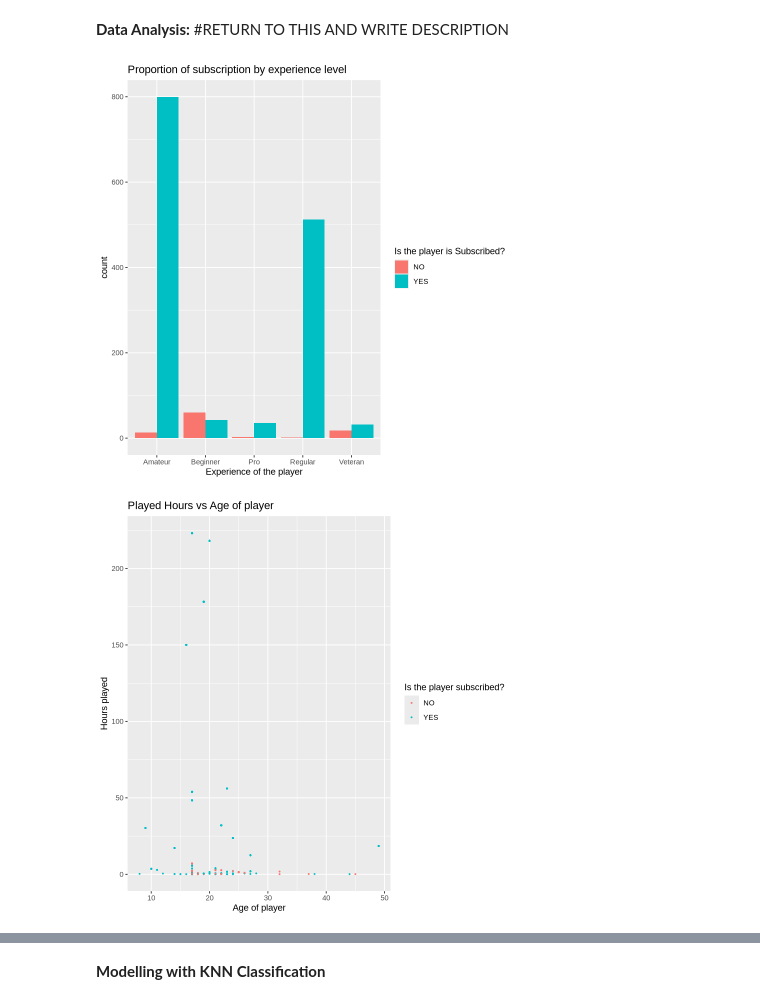
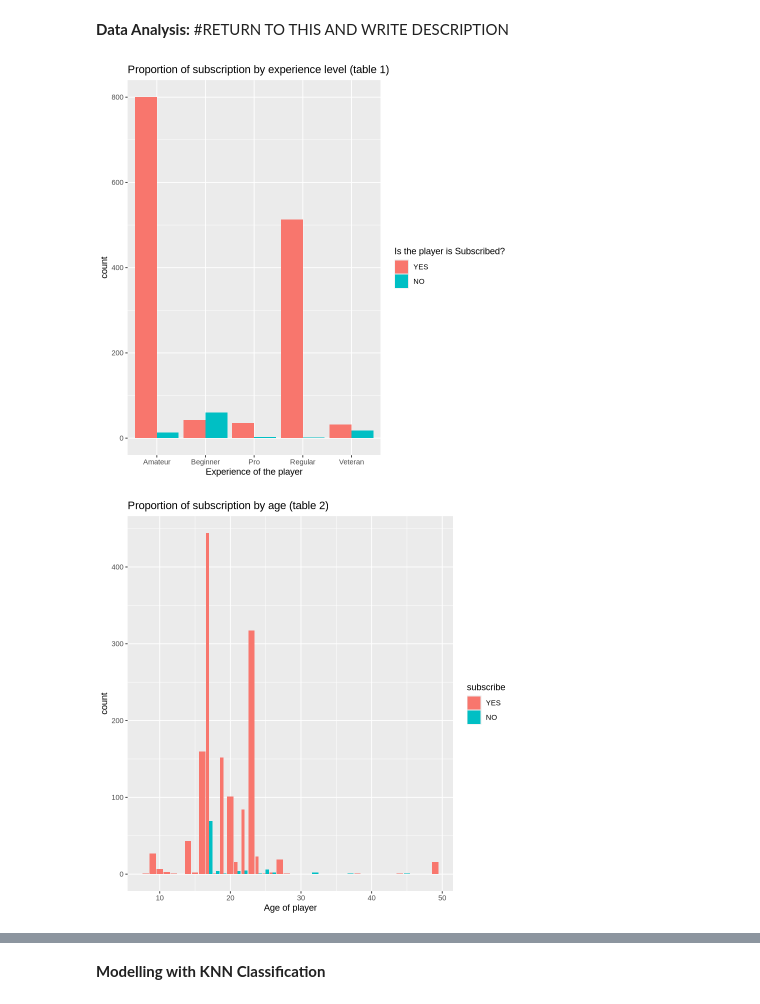
Before and after one commit to helenawu125/minecraft_final_project, a Jupyter notebook: Final_Project.ipynb, the cells around one changed output, grey strips where cells are left out. Saved outputs shown, nothing was run; the diff lists cells and outputs as text; code cells hidden in the pictures.

```diff
--- a/Final_Project.ipynb
+++ b/Final_Project.ipynb
@@ -196,21 +180,20 @@ A tibble: 1517 × 9
 # %%
 experience_plot <- merged_data |>
 ggplot(aes(x=experience, fill = subscribe)) +
 geom_bar(position = position_dodge()) +
 labs(fill = "Is the player is Subscribed?") +
 xlab("Experience of the player") +
-ggtitle("Proportion of subscription by experience level")
+ggtitle("Proportion of subscription by experience level (table 1)")
 
 experience_plot
 # %% [output]
-[figure, old version]
+[figure, new version]
 # %%
-hours_played_plot <- ggplot(merged_data, aes(x = age, y = played_hours, color = subscribe)) +
-  geom_point(size = 0.4) +
+hours_played_plot <- ggplot(merged_data, aes(x = age,  fill = subscribe)) +
+  geom_bar(position = position_dodge()) +
 xlab("Age of player") +
-ylab("Hours played") +
 labs(color = "Is the player subscribed?") +
-ggtitle("Played Hours vs Age of player")
+ggtitle("Proportion of subscription by age (table 2)")
 hours_played_plot
 # %% [output]
-[figure, old version]
+[figure, new version]
```
Also changed, not shown: parts of 16 cells of this notebook.
